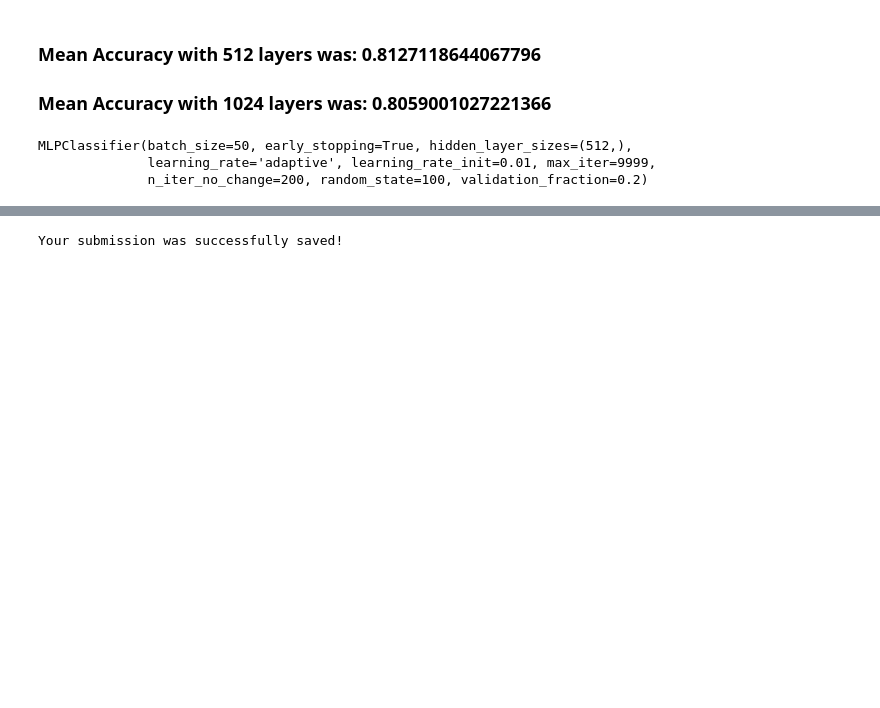
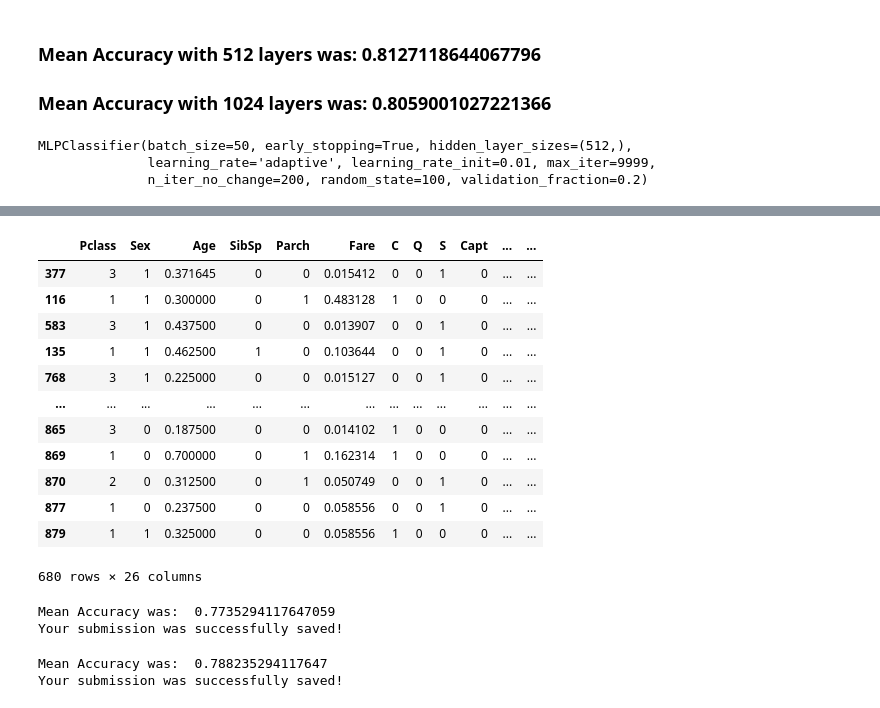
Before and after one commit to CarlosHenriqueMatos/dataExplorationAndML, a Jupyter notebook: AddingFeatureEngeneering.ipynb, the cells around one changed output, grey strips where cells are left out. Drawn from its saved outputs; the diff is of its cells as text; code cells hidden in the pictures; blank space fills up the shorter version.

Commit message:
Kaggle Notebook | TitanicWithFeatEng | Version 18 | Balance Data

```diff
--- a/AddingFeatureEngeneering.ipynb
+++ b/AddingFeatureEngeneering.ipynb
@@ -766,7 +799,49 @@ Index(['Pclass', 'Sex', 'Age', 'SibSp', 'Parch', 'Fare', 'C', 'Q', 'S', 'Capt',
+# %%
+from imblearn.under_sampling import RandomUnderSampler
+rus = RandomUnderSampler(random_state=42, sampling_strategy = 'majority')
+X_resampled, y_resampled = rus.fit_resample(xTrain, yTrain)
+X_resampled
+# %% [output]
+|  | Pclass | Sex | Age | SibSp | Parch | Fare | C | Q | S | Capt | ... | ... |
+| 377 | 3 | 1 | 0.371645 | 0 | 0 | 0.015412 | 0 | 0 | 1 | 0 | ... | ... |
+| 116 | 1 | 1 | 0.300000 | 0 | 1 | 0.483128 | 1 | 0 | 0 | 0 | ... | ... |
+| 583 | 3 | 1 | 0.437500 | 0 | 0 | 0.013907 | 0 | 0 | 1 | 0 | ... | ... |
+| 135 | 1 | 1 | 0.462500 | 1 | 0 | 0.103644 | 0 | 0 | 1 | 0 | ... | ... |
+| 768 | 3 | 1 | 0.225000 | 0 | 0 | 0.015127 | 0 | 0 | 1 | 0 | ... | ... |
+| ... | ... | ... | ... | ... | ... | ... | ... | ... | ... | ... | ... | ... |
+| 865 | 3 | 0 | 0.187500 | 0 | 0 | 0.014102 | 1 | 0 | 0 | 0 | ... | ... |
+| 869 | 1 | 0 | 0.700000 | 0 | 1 | 0.162314 | 1 | 0 | 0 | 0 | ... | ... |
+| 870 | 2 | 0 | 0.312500 | 0 | 1 | 0.050749 | 0 | 0 | 1 | 0 | ... | ... |
+| 877 | 1 | 0 | 0.237500 | 0 | 0 | 0.058556 | 0 | 0 | 1 | 0 | ... | ... |
+| 879 | 1 | 1 | 0.325000 | 0 | 0 | 0.058556 | 1 | 0 | 0 | 0 | ... | ... |
+680 rows × 26 columns
+# %%
+#mlp.fit(xTrain, yTrain)
+scores = cross_val_score(mlp, X_resampled, y_resampled, cv=5)
+print("Mean Accuracy was: ",sum(scores)/len(scores))
+mlp.fit(X_resampled, y_resampled)
+
+# Reorganizar as colunas
+xTest = xTest.reindex(columns=xTrain.columns)
+predictions = mlp.predict(xTest)
+
+output = pd.DataFrame({'PassengerId': passangerId, 'Survived': predictions})
+output.to_csv('submissionNeuralNetworkUnderSamp.csv', index=False)
+print("Your submission was successfully saved!")
+# %% [output]
+Mean Accuracy was:  0.7735294117647059
+Your submission was successfully saved!
 # %%
-predictions = mlp.predict(xTest)
+model = RandomForestClassifier(n_estimators=100, max_depth=10, random_state=100, min_samples_leaf= 3)
+scores = cross_val_score(model, X_resampled, y_resampled, cv=5)
+print("Mean Accuracy was: ",sum(scores)/len(scores))
+
+model.fit(X_resampled, y_resampled)
+predictions = model.predict(xTest)
+
 output = pd.DataFrame({'PassengerId': passangerId, 'Survived': predictions})
-output.to_csv('submissionDataCleanedCNN.csv', index=False)
+output.to_csv('submissionRFUnderSamp.csv', index=False)
 print("Your submission was successfully saved!")
 # %% [output]
+Mean Accuracy was:  0.788235294117647
 Your submission was successfully saved!
```
Also changed, not shown: parts of 10 cells of this notebook.
